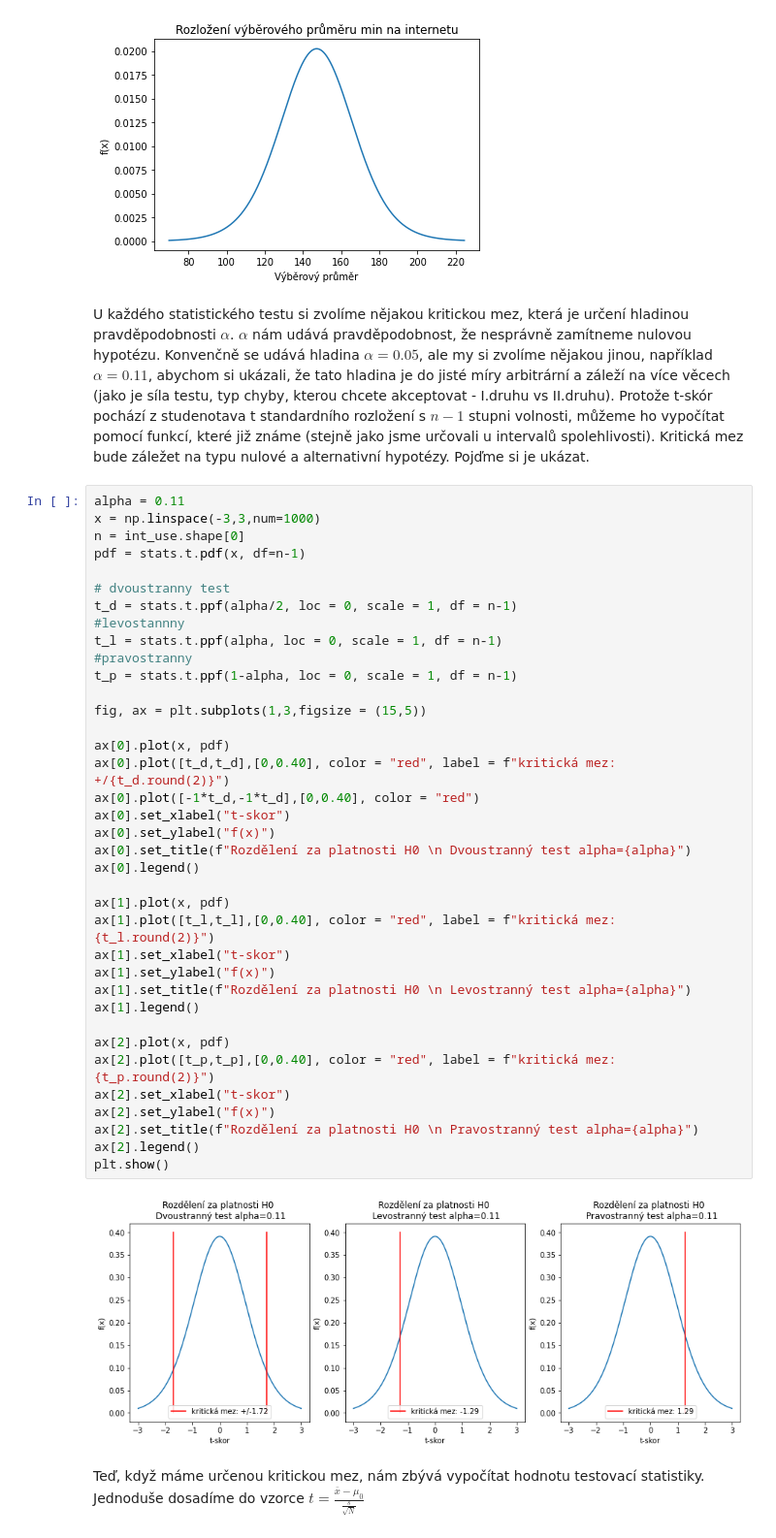
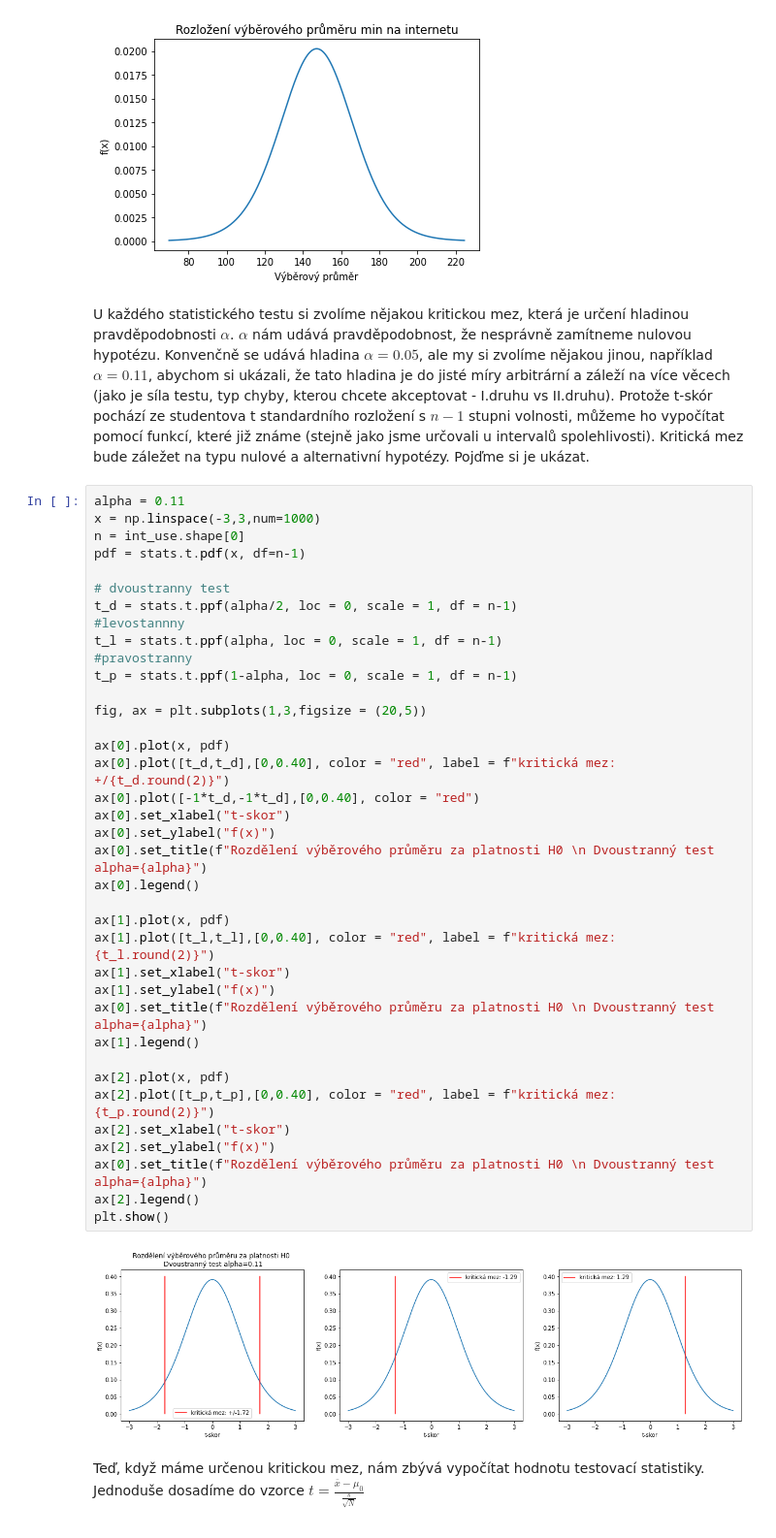
Before and after one commit to schubertjan/cuni, a Jupyter notebook: stats/cviceni/cviceni_5/statisticke_testovani.ipynb, the cells around one changed output. Shown at 97% size. Cells and saved outputs as stored; diff of their text form.

```diff
--- a/stats/cviceni/cviceni_5/statisticke_testovani.ipynb
+++ b/stats/cviceni/cviceni_5/statisticke_testovani.ipynb
@@ -152,7 +152,7 @@ plt.show()
 # %% [output]
 [figure]
 # %% [markdown]
-U každého statistického testu si zvolíme nějakou kritickou mez, která je určení hladinou pravděpodobnosti $\alpha$. $\alpha$ nám udává pravděpodobnost, že nesprávně zamítneme nulovou hypotézu. Konvenčně se udává hladina $\alpha = 0.05$, ale my si zvolíme nějakou jinou, například $\alpha=0.11$, abychom si ukázali, že tato hladina je do jisté míry arbitrární a záleží na více věcech (jako je síla testu, typ chyby, kterou chcete akceptovat - I.druhu vs II.druhu). Protože t-skór pochází z studenotava t standardního rozložení s $n-1$ stupni volnosti, můžeme ho vypočítat pomocí funkcí, které již známe (stejně jako jsme určovali u intervalů spolehlivosti). Kritická mez bude záležet na typu nulové a alternativní hypotézy. Pojďme si je ukázat.
+U každého statistického testu si zvolíme nějakou kritickou mez, která je určení hladinou pravděpodobnosti $\alpha$. $\alpha$ nám udává pravděpodobnost, že nesprávně zamítneme nulovou hypotézu. Konvenčně se udává hladina $\alpha = 0.05$, ale my si zvolíme nějakou jinou, například $\alpha=0.11$, abychom si ukázali, že tato hladina je do jisté míry arbitrární a záleží na více věcech (jako je síla testu, typ chyby, kterou chcete akceptovat - I.druhu vs II.druhu). Protože t-skór pochází ze studentova t standardního rozložení s $n-1$ stupni volnosti, můžeme ho vypočítat pomocí funkcí, které již známe (stejně jako jsme určovali u intervalů spolehlivosti). Kritická mez bude záležet na typu nulové a alternativní hypotézy. Pojďme si je ukázat.
 # %%
 alpha = 0.11
 x = np.linspace(-3,3,num=1000)
@@ -160,38 +160,38 @@ n = int_use.shape[0]
 pdf = stats.t.pdf(x, df=n-1)
 
 # dvoustranny test
 t_d = stats.t.ppf(alpha/2, loc = 0, scale = 1, df = n-1)
 #levostannny
 t_l = stats.t.ppf(alpha, loc = 0, scale = 1, df = n-1)
 #pravostranny
 t_p = stats.t.ppf(1-alpha, loc = 0, scale = 1, df = n-1)
 
-fig, ax = plt.subplots(1,3,figsize = (15,5))
+fig, ax = plt.subplots(1,3,figsize = (20,5))
 
 ax[0].plot(x, pdf)
 ax[0].plot([t_d,t_d],[0,0.40], color = "red", label = f"kritická mez: +/{t_d.round(2)}")
 ax[0].plot([-1*t_d,-1*t_d],[0,0.40], color = "red")
 ax[0].set_xlabel("t-skor")
 ax[0].set_ylabel("f(x)")
-ax[0].set_title(f"Rozdělení za platnosti H0 \n Dvoustranný test alpha={alpha}")
+ax[0].set_title(f"Rozdělení výběrového průměru za platnosti H0 \n Dvoustranný test alpha={alpha}")
 ax[0].legend()
 
 ax[1].plot(x, pdf)
 ax[1].plot([t_l,t_l],[0,0.40], color = "red", label = f"kritická mez: {t_l.round(2)}")
 ax[1].set_xlabel("t-skor")
 ax[1].set_ylabel("f(x)")
-ax[1].set_title(f"Rozdělení za platnosti H0 \n Levostranný test alpha={alpha}")
+ax[0].set_title(f"Rozdělení výběrového průměru za platnosti H0 \n Dvoustranný test alpha={alpha}")
 ax[1].legend()
 
 ax[2].plot(x, pdf)
 ax[2].plot([t_p,t_p],[0,0.40], color = "red", label = f"kritická mez: {t_p.round(2)}")
 ax[2].set_xlabel("t-skor")
 ax[2].set_ylabel("f(x)")
-ax[2].set_title(f"Rozdělení za platnosti H0 \n Pravostranný test alpha={alpha}")
+ax[0].set_title(f"Rozdělení výběrového průměru za platnosti H0 \n Dvoustranný test alpha={alpha}")
 ax[2].legend()
 plt.show()
 # %% [output]
-[figure, old version]
+[figure, new version]
 # %% [markdown]
 Teď, když máme určenou kritickou mez, nám zbývá vypočítat hodnotu testovací statistiky. Jednoduše dosadíme do vzorce $t = \frac{\overline{x} - \mu_0}{\frac{s}{\sqrt{N}}}$
 # %%
```
Also changed, not shown: parts of 1 cell of this notebook.
